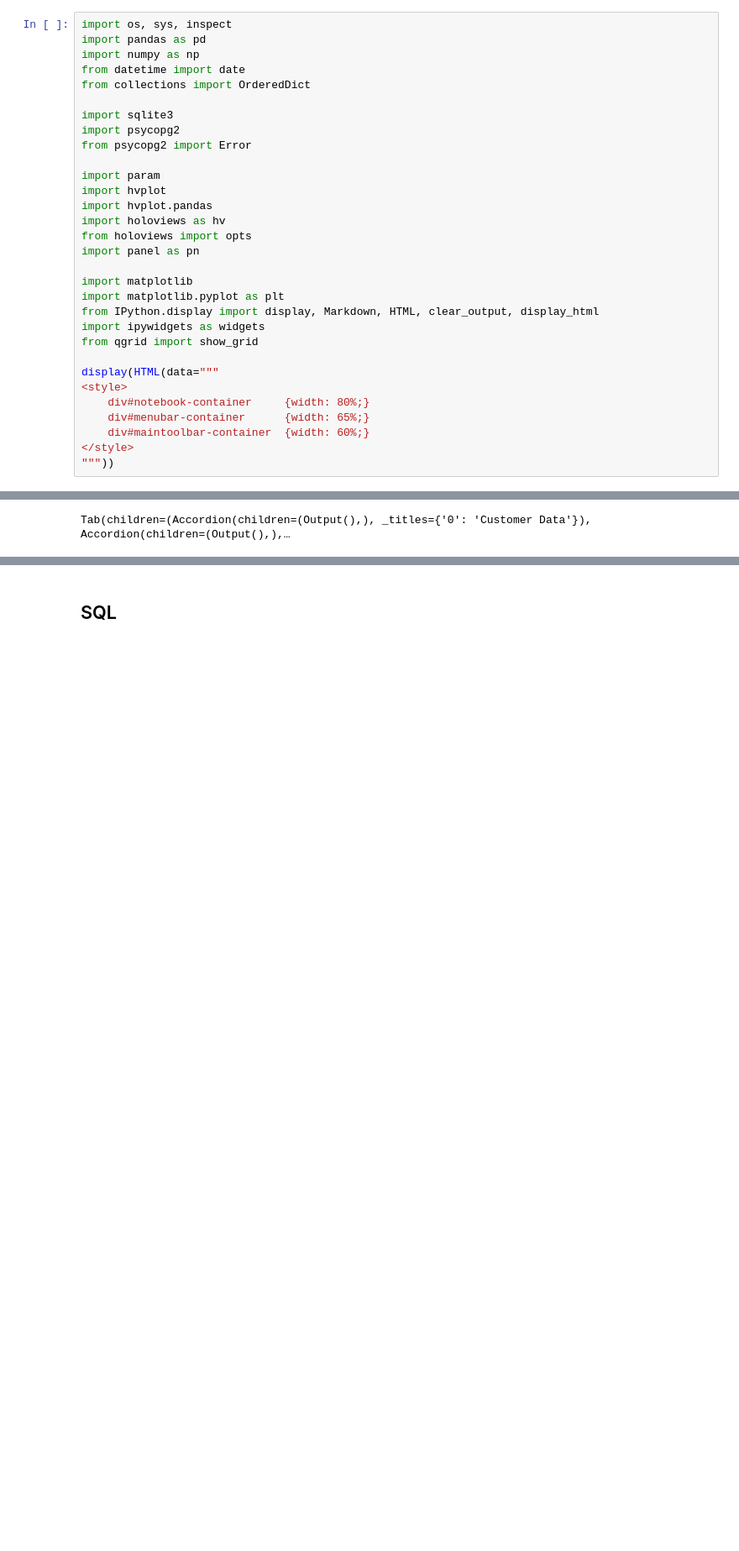
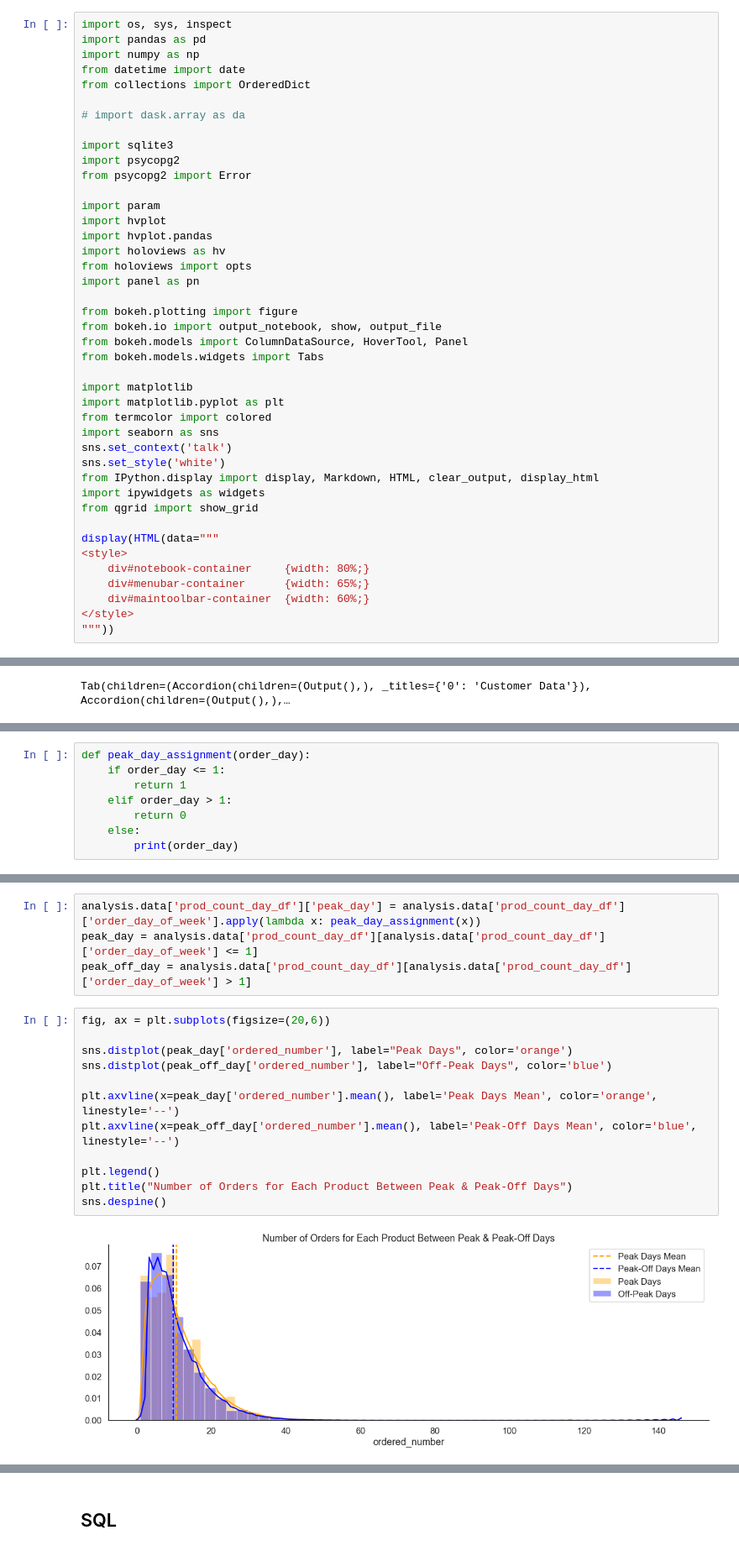
Before and after one commit to KewJS/Instacart_Customer_Segmentation, a Jupyter notebook: Analysis.ipynb, the cells around one changed output, grey strips where cells are left out. Shown at 84% size. Drawn from its saved outputs; the diff is of its cells as text; blank space fills up the shorter version.

```diff
--- a/Analysis.ipynb
+++ b/Analysis.ipynb
@@ -4,6 +4,8 @@ import pandas as pd
 import numpy as np
 from datetime import date
 from collections import OrderedDict
+
+# import dask.array as da
 
 import sqlite3
 import psycopg2
@@ -16,8 +18,17 @@ import holoviews as hv
 from holoviews import opts
 import panel as pn
 
+from bokeh.plotting import figure
+from bokeh.io import output_notebook, show, output_file
+from bokeh.models import ColumnDataSource, HoverTool, Panel
+from bokeh.models.widgets import Tabs
+
 import matplotlib
 import matplotlib.pyplot as plt
+from termcolor import colored
+import seaborn as sns
+sns.set_context('talk')
+sns.set_style('white')
 from IPython.display import display, Markdown, HTML, clear_output, display_html
 import ipywidgets as widgets
 from qgrid import show_grid
@@ -91,0 +131,8 @@ with accordions[section].children[0]:
+# %%
+def peak_day_assignment(order_day):
+    if order_day <= 1:
+        return 1
+    elif order_day > 1:
+        return 0
+    else:
+        print(order_day)
@@ -91,0 +155,18 @@ with accordions[section].children[0]:
+# %%
+analysis.data['prod_count_day_df']['peak_day'] = analysis.data['prod_count_day_df']['order_day_of_week'].apply(lambda x: peak_day_assignment(x))
+peak_day = analysis.data['prod_count_day_df'][analysis.data['prod_count_day_df']['order_day_of_week'] <= 1]
+peak_off_day = analysis.data['prod_count_day_df'][analysis.data['prod_count_day_df']['order_day_of_week'] > 1]
+# %%
+fig, ax = plt.subplots(figsize=(20,6))
+
+sns.distplot(peak_day['ordered_number'], label="Peak Days", color='orange')
+sns.distplot(peak_off_day['ordered_number'], label="Off-Peak Days", color='blue')
+
+plt.axvline(x=peak_day['ordered_number'].mean(), label='Peak Days Mean', color='orange', linestyle='--')
+plt.axvline(x=peak_off_day['ordered_number'].mean(), label='Peak-Off Days Mean', color='blue', linestyle='--')
+
+plt.legend()
+plt.title("Number of Orders for Each Product Between Peak & Peak-Off Days")
+sns.despine()
+# %% [output]
+[figure, added]
```
Also changed, not shown: parts of 18 cells of this notebook, 3 other files.
